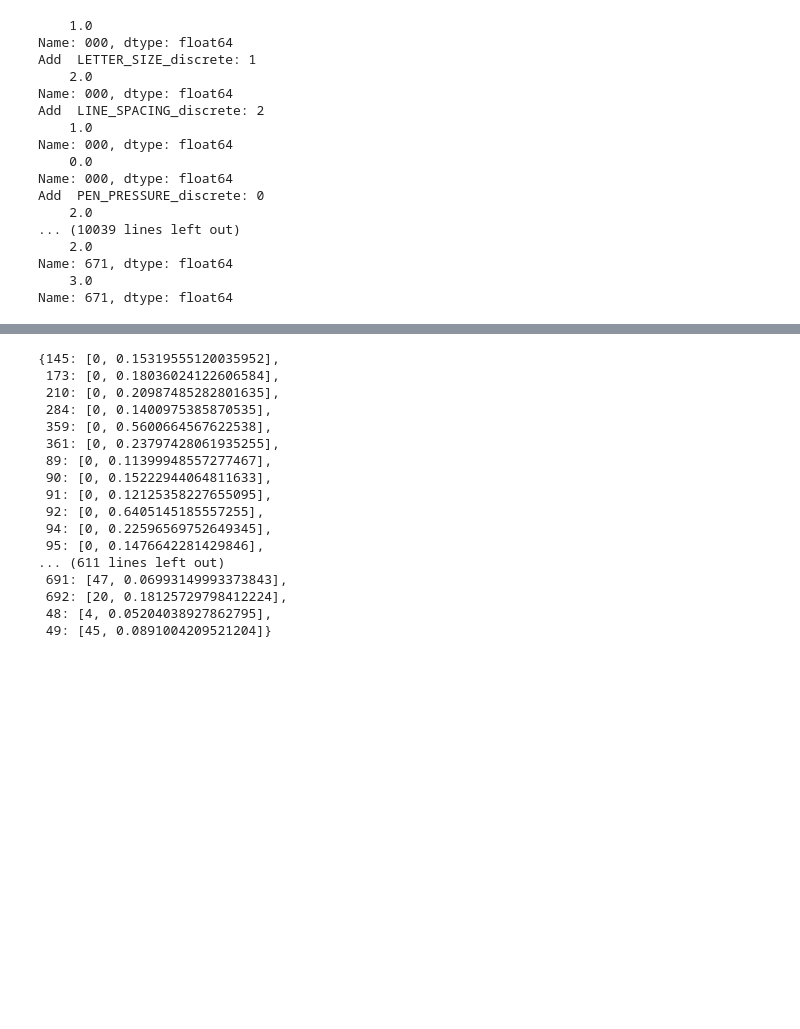
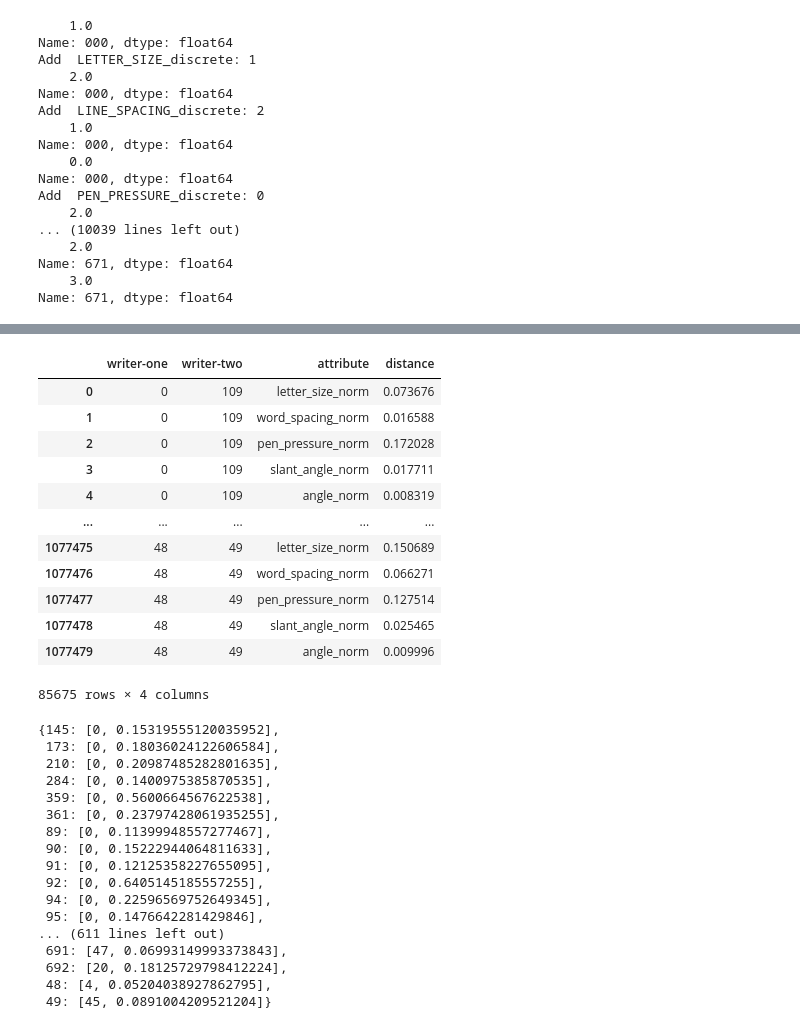
Before and after one commit to darpa-sail-on/writer-recognition, a Jupyter notebook: notebooks/writer_identification_style_feature_extraction.ipynb, the cells around one changed output, grey strips where cells are left out. Drawn from its saved outputs; the diff is of its cells as text; code cells hidden in the pictures; blank space fills up the shorter version.

```diff
--- a/notebooks/writer_identification_style_feature_extraction.ipynb
+++ b/notebooks/writer_identification_style_feature_extraction.ipynb
@@ -699,3 +680,20 @@ distances
+# %%
+distances = distances[distances['writer-one'] < 50]
+distances
+# %% [output]
+|  | writer-one | writer-two | attribute | distance |
+| 0 | 0 | 109 | letter_size_norm | 0.073676 |
+| 1 | 0 | 109 | word_spacing_norm | 0.016588 |
+| 2 | 0 | 109 | pen_pressure_norm | 0.172028 |
+| 3 | 0 | 109 | slant_angle_norm | 0.017711 |
+| 4 | 0 | 109 | angle_norm | 0.008319 |
+| ... | ... | ... | ... | ... |
+| 1077475 | 48 | 49 | letter_size_norm | 0.150689 |
+| 1077476 | 48 | 49 | word_spacing_norm | 0.066271 |
+| 1077477 | 48 | 49 | pen_pressure_norm | 0.127514 |
+| 1077478 | 48 | 49 | slant_angle_norm | 0.025465 |
+| 1077479 | 48 | 49 | angle_norm | 0.009996 |
+85675 rows × 4 columns
 # %%
 distance_to_known = {}
 for i in range(len(distances)):
```
Also changed, not shown: parts of 11 cells of this notebook, 9 other files.
